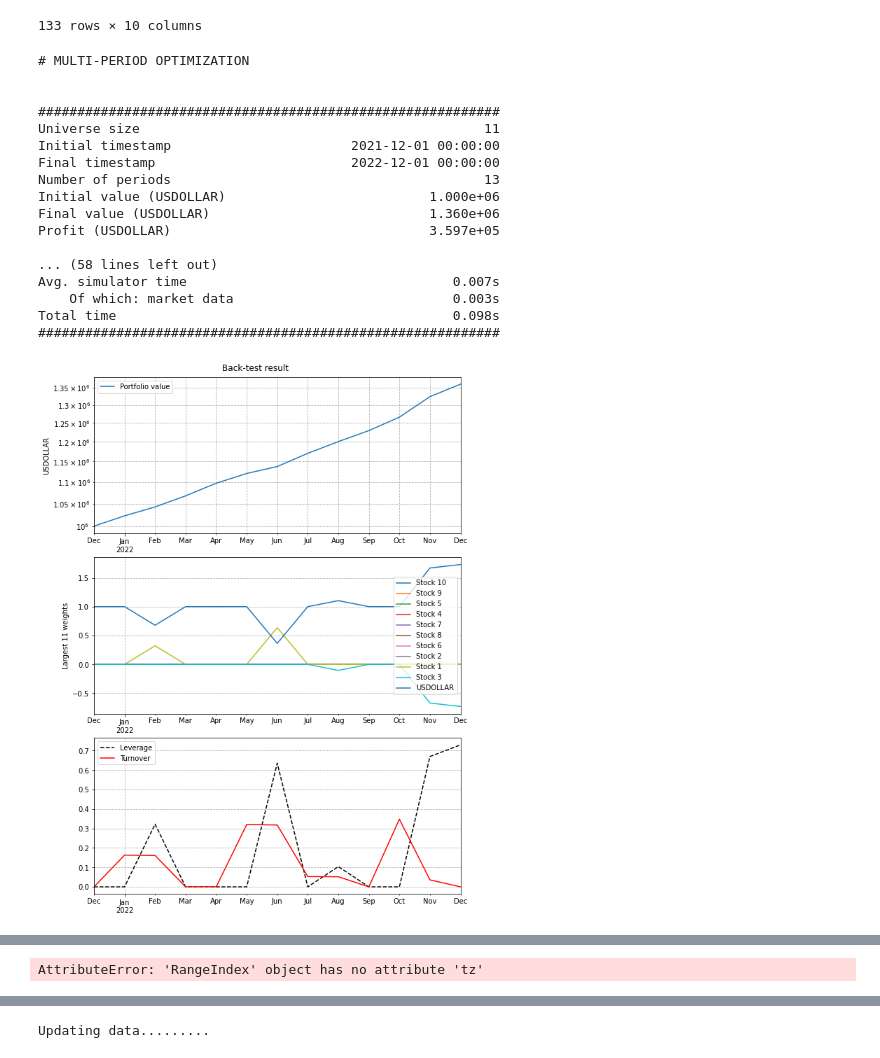
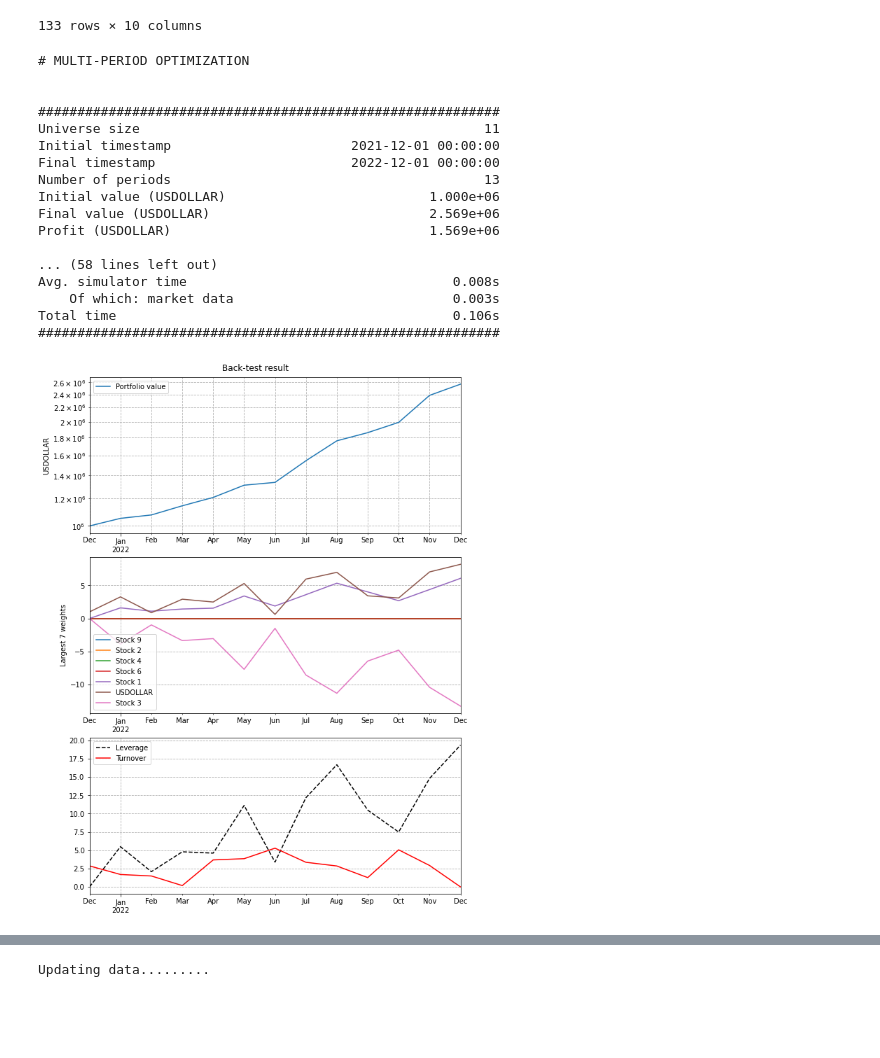
Before and after one commit to thomas-c-suman/ORIE5370Project, a Jupyter notebook: ORIE 5370 Final Project.ipynb, the cells around one changed output, grey strips where cells are left out. Drawn from its saved outputs; the diff is of its cells as text; code cells hidden in the pictures; blank space fills up the shorter version.

```diff
--- a/ORIE 5370 Final Project.ipynb
+++ b/ORIE 5370 Final Project.ipynb
@@ -104,8 +93,8 @@ simulator = cvx.MarketSimulator(returns = ret, volumes = volume, prices = price)
 # Create objective function and constraints to the optimization problem
 
 constraints = []
-gamma_trade = 2.5
-gamma_hold = 2.5
+gamma_trade = 1
+gamma_hold = 1
 
 def make_policy(gamma_trade, gamma_risk, constraints):
     return cvx.MultiPeriodOptimization(cvx.ReturnsForecast()
@@ -127,71 +116,34 @@ results = simulator.backtest_many([policy, cvx.Uniform()], start_time='2021-12-0
 # %%
 # print multi-period result
 print("\n# MULTI-PERIOD OPTIMIZATION\n")
 print(results[0])
 
 # print uniform allocation result
 print("\n# UNIFORM ALLOCATION:\n")
 print(results[1])
 
 # plot value and weights of the portfolio in time for MPO
-mpo_figure = results[0].plot(how_many_weights=11)
+mpo_figure = results[0].plot()
 
 # plot value and weights of the portfolio in time for uniform
 uniform_figure = results[1].plot()
 # %% [output]
 # MULTI-PERIOD OPTIMIZATION
 
 
 ###########################################################
 Universe size                                            11
 Initial timestamp                       2021-12-01 00:00:00
 Final timestamp                         2022-12-01 00:00:00
 Number of periods                                        13
 Initial value (USDOLLAR)                          1.000e+06
-Final value (USDOLLAR)                            1.360e+06
-Profit (USDOLLAR)                                 3.597e+05
+Final value (USDOLLAR)                            2.569e+06
+Profit (USDOLLAR)                                 1.569e+06
 
 ... (58 lines left out)
-Avg. simulator time                                  0.007s
+Avg. simulator time                                  0.008s
     Of which: market data                            0.003s
-Total time                                           0.098s
+Total time                                           0.106s
 ###########################################################
-[figure, old version]
+[figure, new version]
 [figure]
-# %%
-# Historical Data
-
-# Initialize stock market simulator
-# simulator = cvx.StockMarketSimulator(
-#     ['AAPL', 'AMZN', 'UBER', 'ZM', 'CVX', 'GM', 'ABNB', 'CTAS', 'GOOG', 'BX'])
-
-simulator = cvx.UserProvidedMarketData(returns = ret)
-
-# Change Covariance to know value for new simulator
-# change_cov
-
-# Create objective function and constraints to the optimization problem
-
-constraints = []
-gamma_trade = 2.5
-gamma_hold = 2.5
-
-def make_policy(gamma_trade, gamma_risk, constraints):
-    return cvx.MultiPeriodOptimization(cvx.ReturnsForecast()
-                                       - gamma_trade * cvx.StocksTransactionCost()
-                                       - gamma_hold * cvx.StocksHoldingCost() - cvx.FullCovariance(),
-                                          constraints, planning_horizon=12)
-
-policy = make_policy(1, 1, constraints)
-
-# objective = cvx.ReturnsForecast()
-#             - gamma_trade * cvx.StocksTransactionCost() - gamma_hold * cvx.StocksHoldingCost()
-#             - cvx.FullCovariance()
-
-# Initialize policy
-# policy = cvx.MultiPeriodOptimization(objective, constraints, planning_horizon=12)
-
-# backtest
-results = simulator.backtest_many([policy, cvx.Uniform()], start_time='2021-07-01', end_time='2022-07-01')
-# %% [output]
-AttributeError: 'RangeIndex' object has no attribute 'tz'
```
Also changed, not shown: parts of 2 cells of this notebook.
